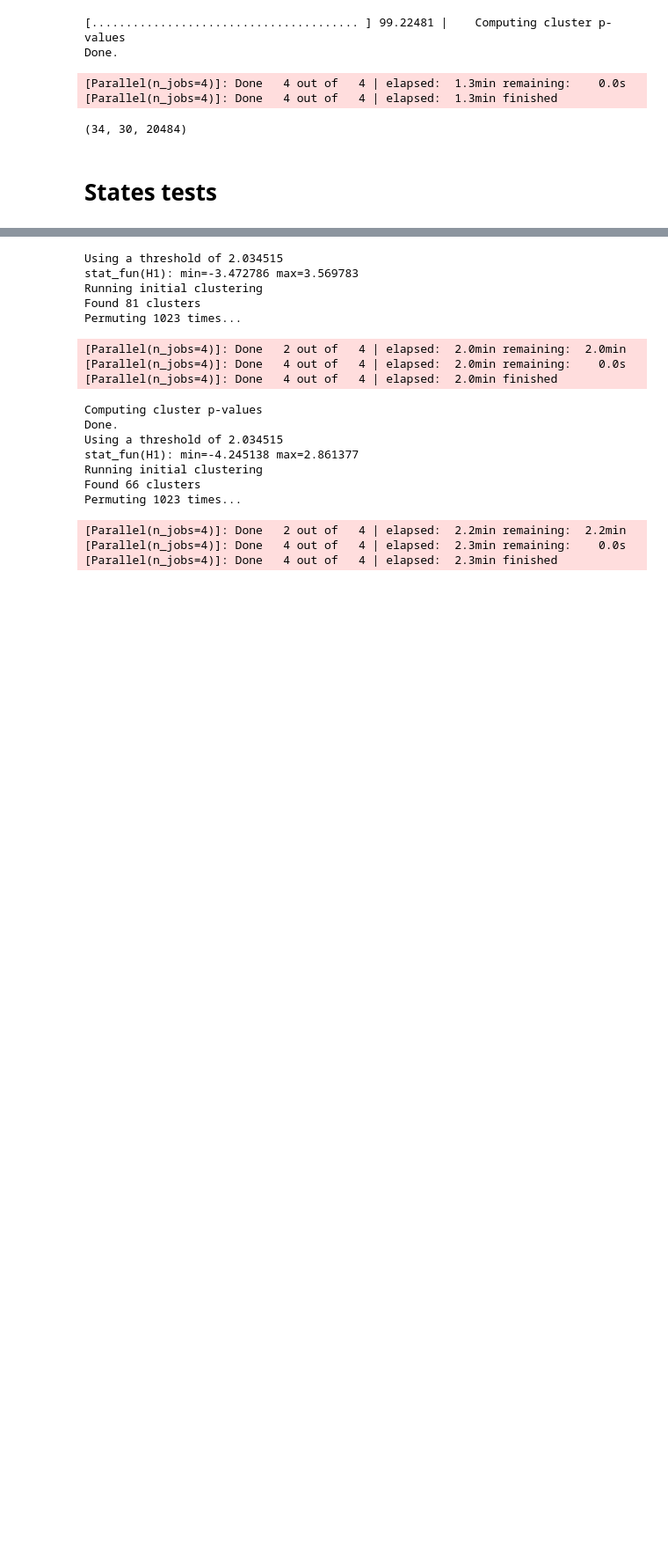
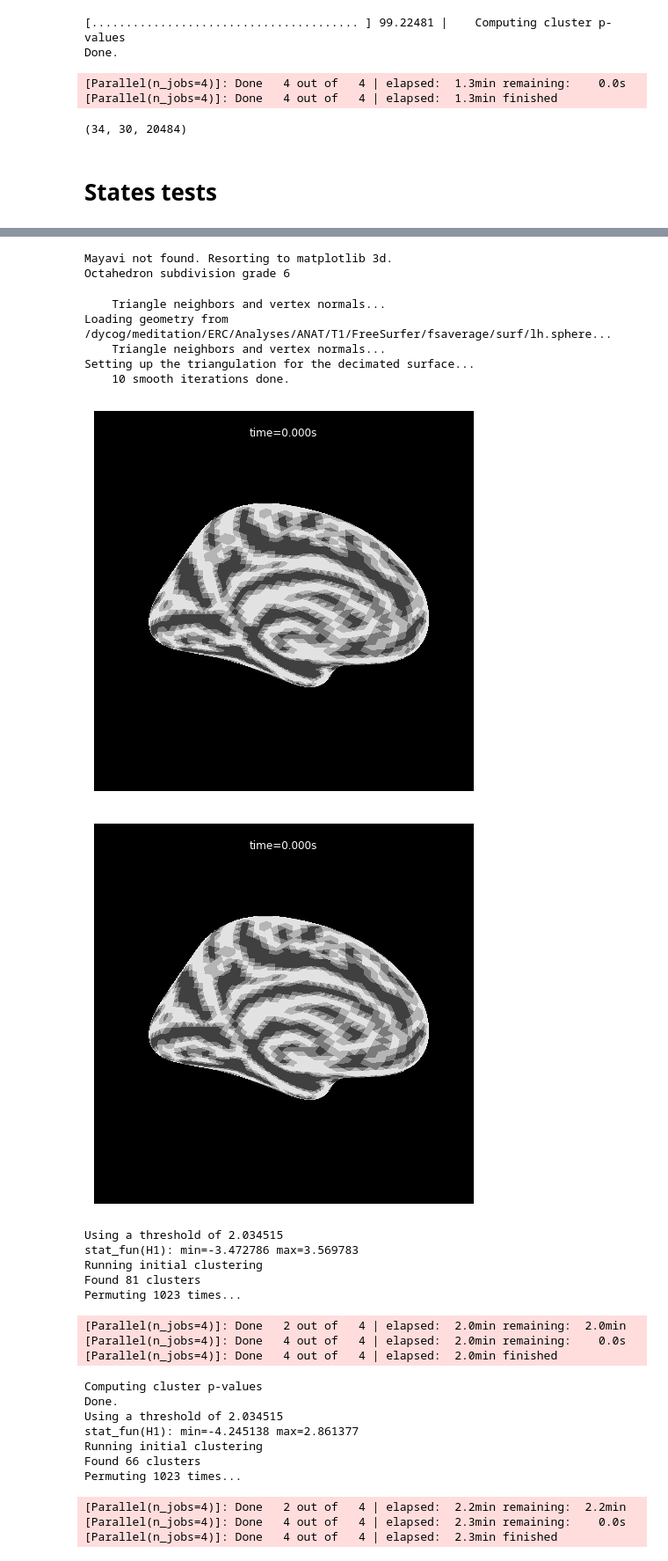
Before and after one commit to Heneark/MEG, a Jupyter notebook: code/stats.ipynb, the cells around one changed output, grey strips where cells are left out. Shown at 88% size. Drawn from its saved outputs; the diff is of its cells as text; code cells hidden in the pictures; blank space fills up the shorter version.

Commit message:
new ica + beamformer stats

```diff
--- a/code/stats.ipynb
+++ b/code/stats.ipynb
@@ -311,4 +330,18 @@ Done.
 ... (49 outputs left out)
+# %%
+stat_stc = mne.stats.summarize_clusters_stc(clu['RS_vs_OM'], tstep=0.005)
+# %%
+stat_stc.plot(colormap='magma')
+# %% [output]
+Mayavi not found. Resorting to matplotlib 3d.
+Octahedron subdivision grade 6
+    Triangle neighbors and vertex normals...
+Loading geometry from /dycog/meditation/ERC/Analyses/ANAT/T1/FreeSurfer/fsaverage/surf/lh.sphere...
+    Triangle neighbors and vertex normals...
+Setting up the triangulation for the decimated surface...
+    10 smooth iterations done.
+[figure, added]
+[figure, added]
 # %%
 names = ['T_ECG_included', 'T_ECG_excluded']#'R_ECG_included', 'R_ECG_excluded',
 name = names[0]
```
Also changed, not shown: parts of 7 cells of this notebook, 4 other files.
